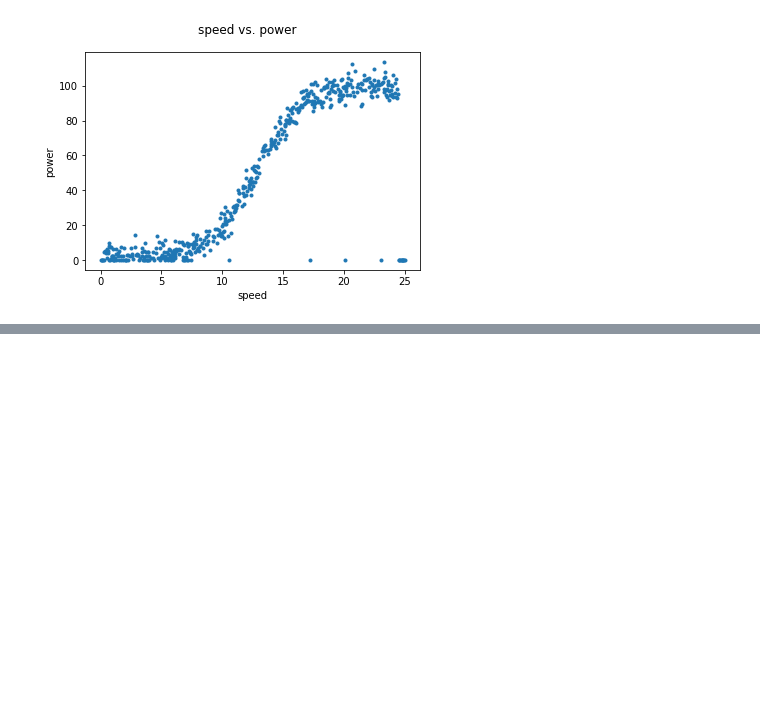
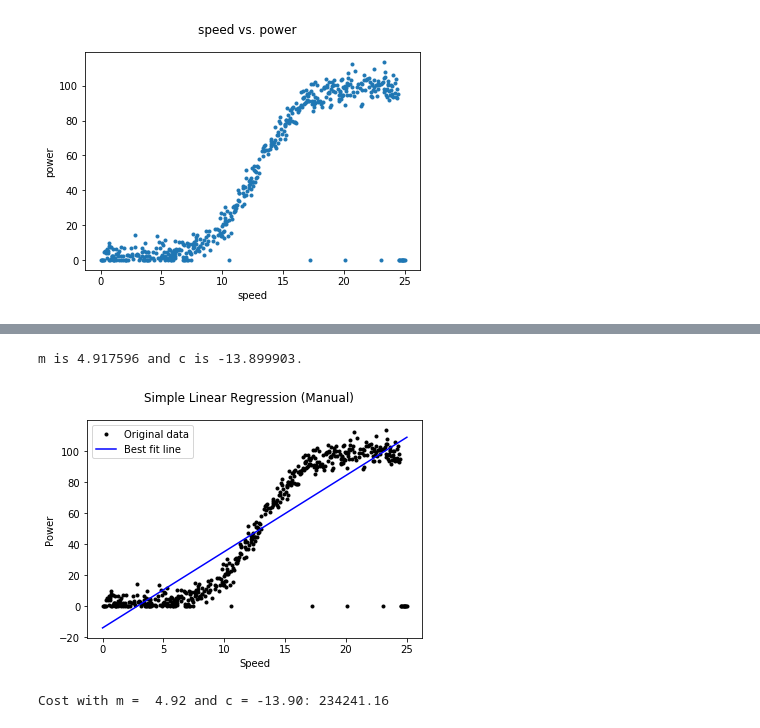
Before and after one commit to ashleycampion/GMIT_fundamentals_of_data_analysis_module, a Jupyter notebook: Project.ipynb, the cells around one changed output, grey strips where cells are left out. Saved outputs shown, nothing was run; the diff lists cells and outputs as text; code cells hidden in the pictures; blank space fills up the shorter version.

Commit message:
found good model

```diff
--- a/Project.ipynb
+++ b/Project.ipynb
@@ -48,0 +87,39 @@ We can immediately see that we are dealing with a [Sigmoid-like function](https:
+# %%
+# Calculate the best values for m and c.
+
+# First calculate the means (a.k.a. averages) of each column of dataframe
+s_avg = np.mean(df[columns[0]])
+p_avg = np.mean(df[columns[1]])
+
+# Subtract means from values
+s_zero = df[columns[0]] - s_avg
+p_zero = df[columns[1]] - p_avg
+
+# The best m is found by the following calculation.
+m = np.sum(s_zero * p_zero) / np.sum(s_zero * s_zero)
+# Use m from above to calculate the best c.
+c = p_avg - m * s_avg
+
+print("m is %8.6f and c is %6.6f." % (m, c))
+
+
+# Plot the best fit line.
+plt.plot(df[columns[0]], df[columns[1]], 'k.', label='Original data')
+plt.plot(df[columns[0]], m * df[columns[0]] + c, 'b-', label='Best fit line')
+
+# Add axis labels and a legend.
+plt.suptitle("Simple Linear Regression (Manual)")
+plt.xlabel('Speed')
+plt.ylabel('Power')
+plt.legend()
+
+# Show the plot.
+plt.show()
+
+cost = lambda m,c: np.sum([(df[columns[1]][i] - m * df[columns[0]][i] - c)**2 for i in range(df[columns[0]].size)])
+
+print("Cost with m = %5.2f and c = %5.2f: %8.2f" % (m, c, cost(m, c)))
+# %% [output]
+m is 4.917596 and c is -13.899903.
+[figure, added]
+Cost with m =  4.92 and c = -13.90: 234241.16
```
Also changed, not shown: parts of 11 cells of this notebook.
